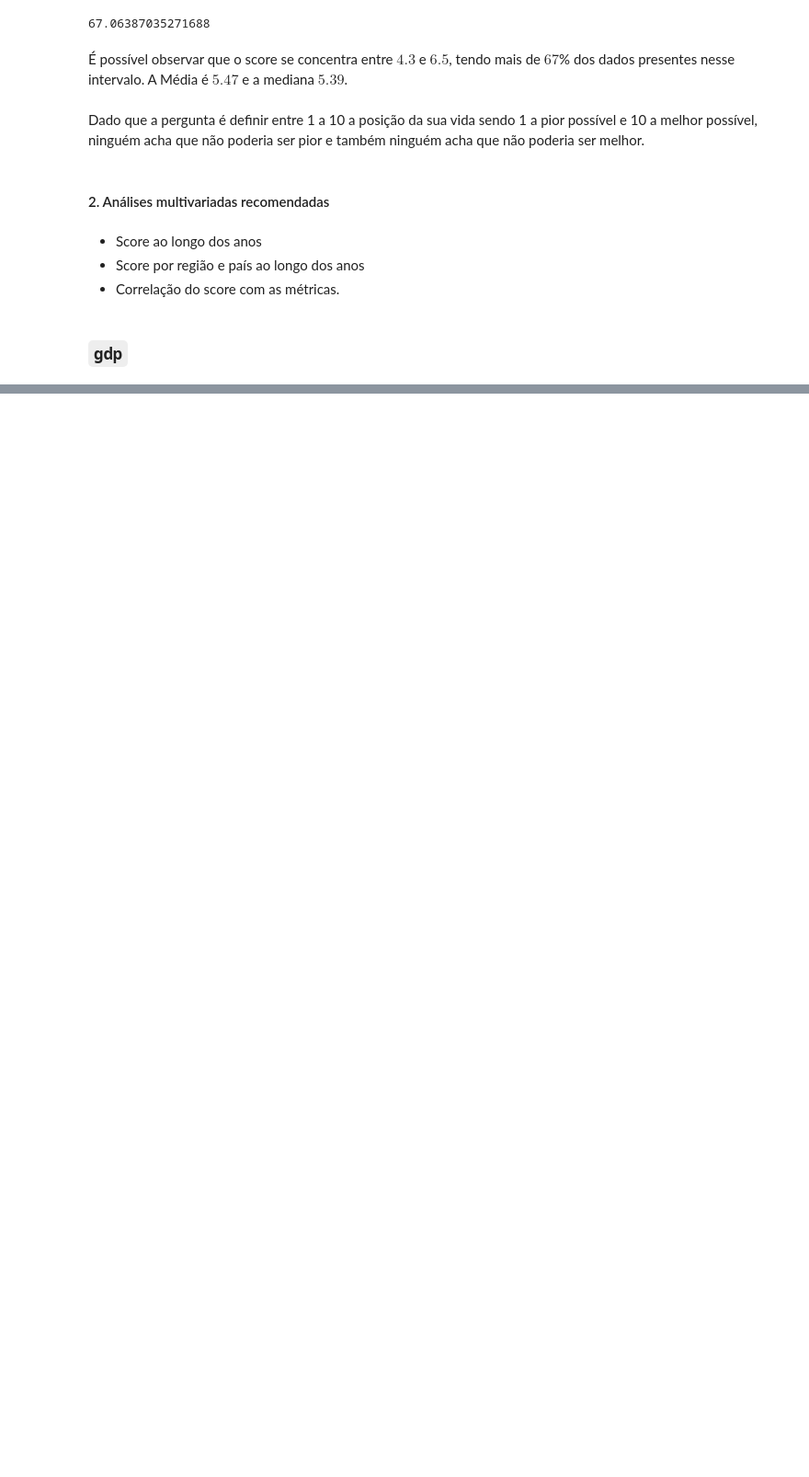
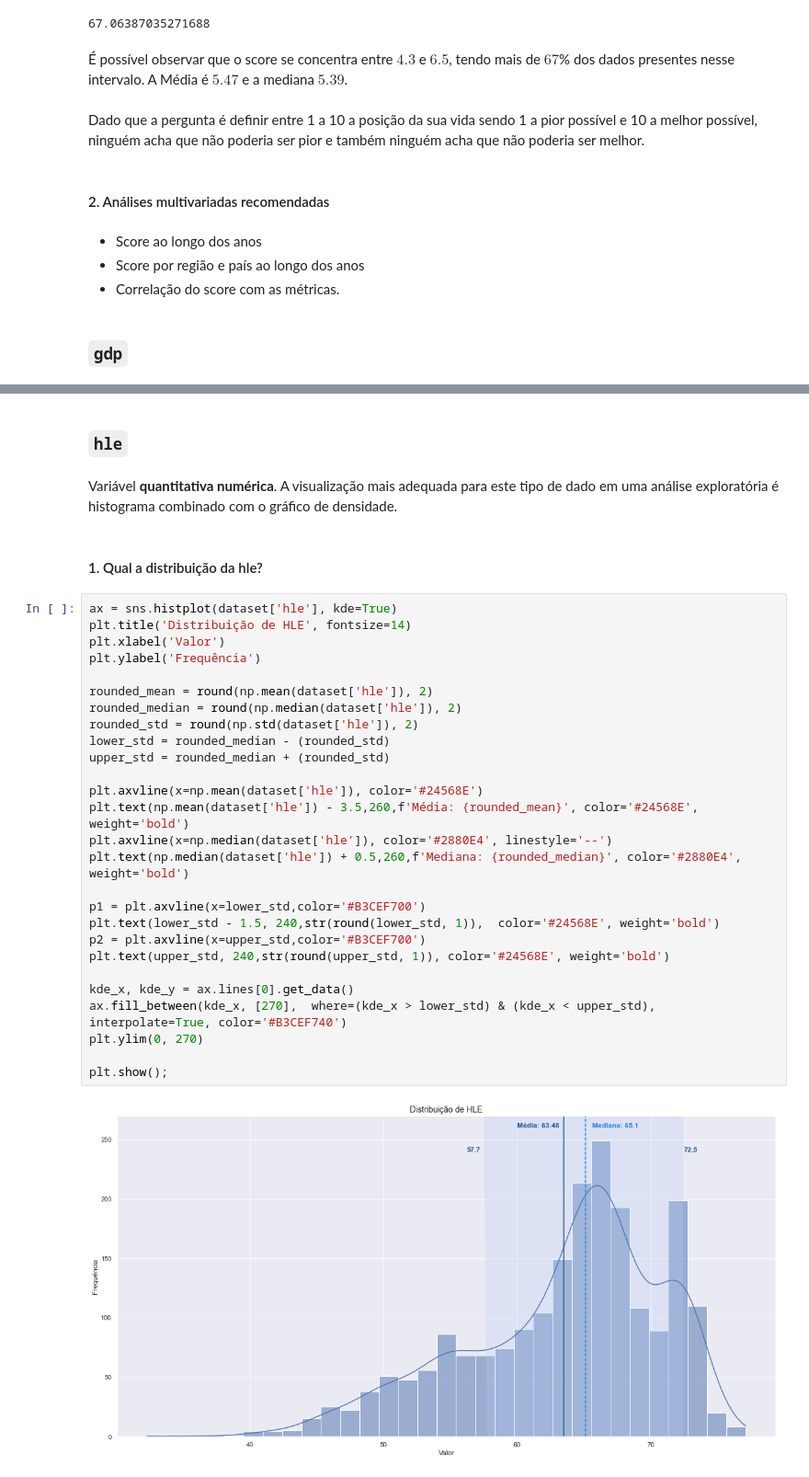
Before and after one commit to SalatielBairros/world-happiness-report, a Jupyter notebook: analysis/UnivariateAnalysis.ipynb, the cells around one changed output, grey strips where cells are left out. Shown at 92% size. Drawn from its saved outputs; the diff is of its cells as text; blank space fills up the shorter version.

```diff
--- a/analysis/UnivariateAnalysis.ipynb
+++ b/analysis/UnivariateAnalysis.ipynb
@@ -190,0 +283,35 @@ Dado que a pergunta é definir entre 1 a 10 a posição da sua vida sendo 1 a pi
+# %% [markdown]
+### `hle`
+# %% [markdown]
+Variável **quantitativa numérica**. A visualização mais adequada para este tipo de dado em uma análise exploratória é histograma combinado com o gráfico de densidade.
+# %% [markdown]
+#### 1. Qual a distribuição da hle?
+# %%
+ax = sns.histplot(dataset['hle'], kde=True)
+plt.title('Distribuição de HLE', fontsize=14)
+plt.xlabel('Valor')
+plt.ylabel('Frequência')
+
+rounded_mean = round(np.mean(dataset['hle']), 2)
+rounded_median = round(np.median(dataset['hle']), 2)
+rounded_std = round(np.std(dataset['hle']), 2)
+lower_std = rounded_median - (rounded_std)
+upper_std = rounded_median + (rounded_std)
+
+plt.axvline(x=np.mean(dataset['hle']), color='#24568E')
+plt.text(np.mean(dataset['hle']) - 3.5,260,f'Média: {rounded_mean}', color='#24568E', weight='bold')
+plt.axvline(x=np.median(dataset['hle']), color='#2880E4', linestyle='--')
+plt.text(np.median(dataset['hle']) + 0.5,260,f'Mediana: {rounded_median}', color='#2880E4', weight='bold')
+
+p1 = plt.axvline(x=lower_std,color='#B3CEF700')
+plt.text(lower_std - 1.5, 240,str(round(lower_std, 1)),  color='#24568E', weight='bold')
+p2 = plt.axvline(x=upper_std,color='#B3CEF700')
+plt.text(upper_std, 240,str(round(upper_std, 1)), color='#24568E', weight='bold')
+
+kde_x, kde_y = ax.lines[0].get_data()
+ax.fill_between(kde_x, [270],  where=(kde_x > lower_std) & (kde_x < upper_std),  interpolate=True, color='#B3CEF740')
+plt.ylim(0, 270)
+
+plt.show();
+# %% [output]
+[figure, added]
```
Also changed, not shown: parts of 52 cells of this notebook.
